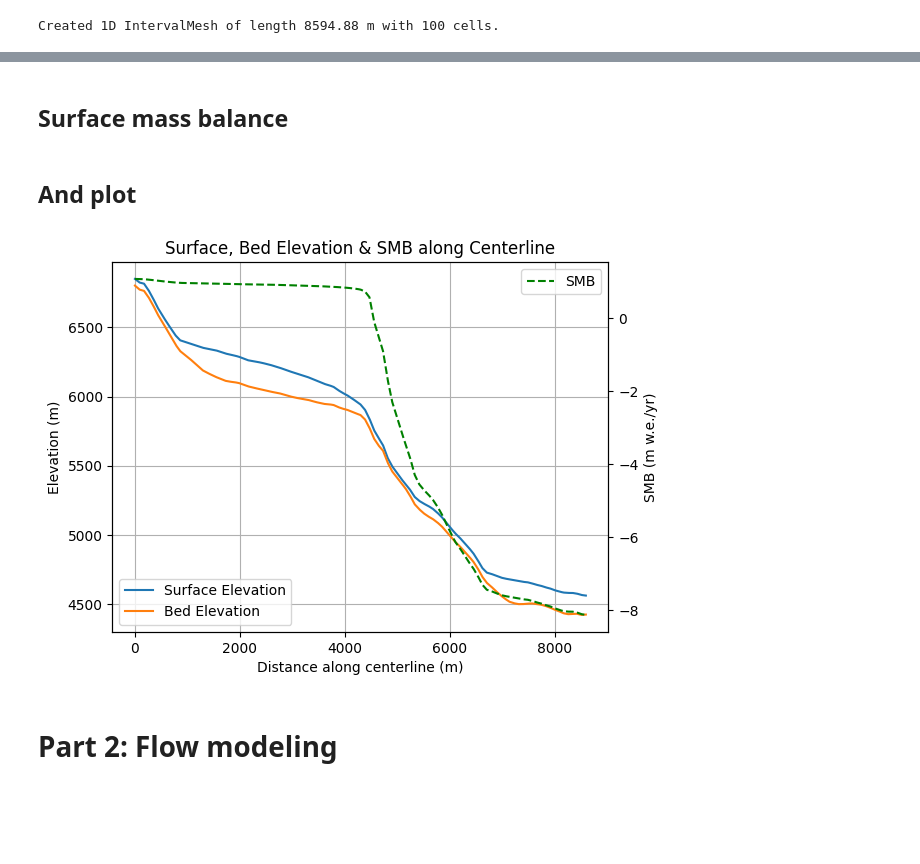
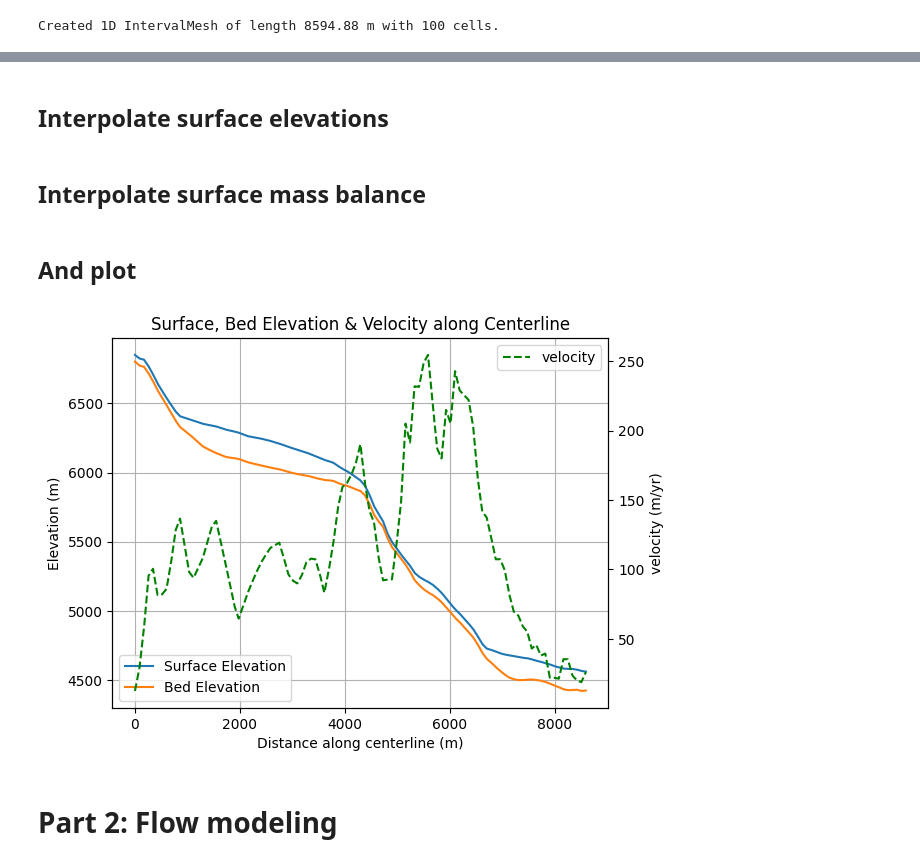
Before and after one commit to chrismiele/glimmer, a Jupyter notebook: modeling/model_lugge_1D.ipynb, the cells around one changed output, grey strips where cells are left out. Cells and saved outputs as stored; diff of their text form; code cells hidden in the pictures; blank space fills up the shorter version.

```diff
--- a/modeling/model_lugge_1D.ipynb
+++ b/modeling/model_lugge_1D.ipynb
@@ -14,6 +15,8 @@ import pandas as pd
 from pyproj import Geod
 from scipy.interpolate import interp1d
 from scipy.ndimage import gaussian_filter1d
+# %%
+extend_domain = False #extend the domain to allow the glacier to advance? Warning: requires icepack2
 # %%
 import os
 os.getcwd()
@@ -26,6 +29,7 @@ os.getcwd()
 base_path = '/eejit/home/bezu0001/'
 centerline_path = base_path + 'data/centerlines/RGI2000-v7.0-L-15_south_asia_east/RGI2000-v7.0-L-15_south_asia_east.shp'
 outline_path = base_path + 'data/outlines/RGI2000-v7.0-G-15_south_asia_east/RGI2000-v7.0-G-15_south_asia_east.shp'
+velocity_path = base_path + 'data/velocity/lugge/MedianVelocity_2006.tif'
 
 # Load data
 centerlines = gpd.read_file(centerline_path)
@@ -89,5 +139,26 @@ thickness.dat.data[:] = thickness_interpolated
+# %% [markdown]
+## Interpolate surface elevations
+# %%
+# Open DEM and sample values at centerline points
+with rasterio.open(base_path + 'data/elevation/DEM-SRTMv3/SRTMv3_RGI60-15-02373.tif') as src:
+    dem_values = np.array(list(src.sample(zip(x, y)))).flatten()
+
+# Compute cumulative distances along the centerline
+distances = np.insert(np.cumsum([Geod(ellps="WGS84").inv(x[i], y[i], x[i+1], y[i+1])[2] for i in range(len(x)-1)]), 0, 0)
+
+# Interpolate DEM values onto mesh vertex coordinates
+vertex_coords = mesh.coordinates.dat.data_ro.flatten()
+dem_interpolated = interp1d(distances, dem_values, bounds_error=False, fill_value='extrapolate')(vertex_coords)
+dem_interpolated[vertex_coords > glacier_length] = 0
+
+last_nonzero_thickness = next((v for v in reversed(thickness_interpolated) if v != 0), 0)
+last_nonzero_surface = next((v for v in reversed(dem_interpolated) if v != 0), 0)
+dem_interpolated[vertex_coords > glacier_length] = last_nonzero_surface - last_nonzero_thickness
+
+dem = Function(FunctionSpace(mesh, 'CG', 1))
+dem.dat.data[:] = dem_interpolated
 # %% [markdown]
-## Surface mass balance
+## Interpolate surface mass balance
 # %%
 # Load SMB CSV data
 smb_data = pd.read_csv(base_path + 'data/smb/prf_glacier_ctl.csv')
@@ -107,30 +177,31 @@ smb.dat.data[:] = smb_on_mesh
 # %%
 # Sample elevation, thickness, and SMB along the mesh
 X = np.array([(x,) for x in np.linspace(0, length, int(length))])
-elevation_profile = np.array(dem.at(X, tolerance=1e-10))
-thickness_profile = np.array(thickness.at(X, tolerance=1e-10))
-bed_profile = elevation_profile - thickness_profile
-smb_profile = np.array(smb.at(X, tolerance=1e-10))
+elevation_ref = np.array(dem.at(X, tolerance=1e-10))
+thickness_ref = np.array(thickness.at(X, tolerance=1e-10))
+bed_ref = elevation_ref - thickness_ref
+smb_ref = np.array(smb.at(X, tolerance=1e-10))
+velocity_ref = velocity.at(X, tolerance = 1e-10)
 
 # Plot
 fig, ax1 = plt.subplots()
-ax1.plot(X.flatten(), elevation_profile, label='Surface Elevation')
-ax1.plot(X.flatten(), bed_profile, label='Bed Elevation')
+ax1.plot(X.flatten(), elevation_ref, label='Surface Elevation')
+ax1.plot(X.flatten(), bed_ref, label='Bed Elevation')
 ax1.set_xlabel('Distance along centerline (m)')
 ax1.set_ylabel('Elevation (m)')
 ax1.grid(True)
 ax1.legend(loc='lower left')
 
 # Add twin axis for SMB
 ax2 = ax1.twinx()
-ax2.plot(X.flatten(), smb_profile, color='green', linestyle='dashed', label='SMB')
-ax2.set_ylabel('SMB (m w.e./yr)')
+ax2.plot(X.flatten(), velocity_ref, color='green', linestyle='dashed', label='velocity')
+ax2.set_ylabel('velocity (m/yr)')
 ax2.legend(loc='upper right')
 
-plt.title('Surface, Bed Elevation & SMB along Centerline')
+plt.title('Surface, Bed Elevation & Velocity along Centerline')
 plt.show()
 # %% [output]
-[figure, old version]
+[figure, new version]
 # %% [markdown]
 # Part 2: Flow modeling
 # %%
```
Also changed, not shown: parts of 14 cells of this notebook.
